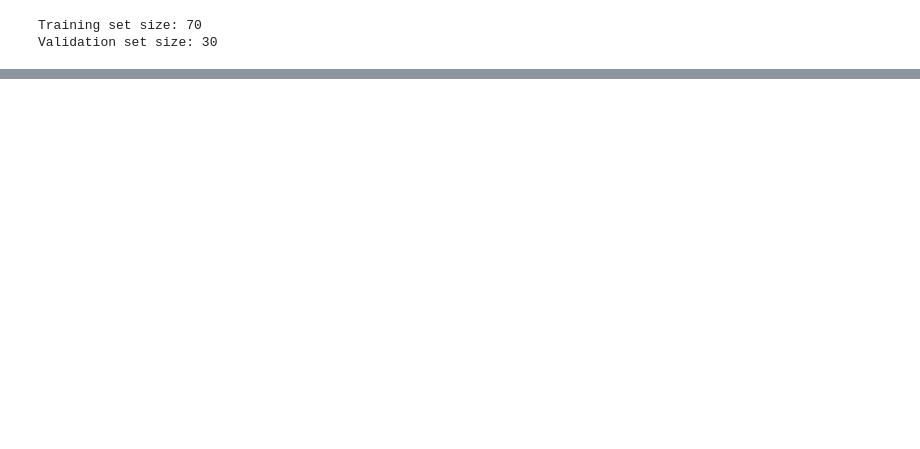
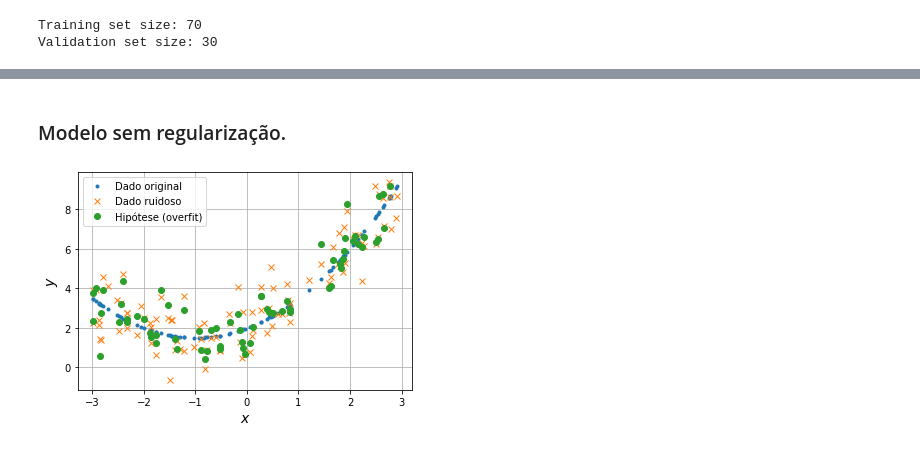
Before and after one commit to zz4fap/tp555-ml, a Jupyter notebook: exemplos/non-linear-regression/regularization/exemplo_early_stop.ipynb, the cells around one changed output, grey strips where cells are left out. Saved outputs shown, nothing was run; the diff lists cells and outputs as text; code cells hidden in the pictures; blank space fills up the shorter version.

```diff
--- a/exemplos/non-linear-regression/regularization/exemplo_early_stop.ipynb
+++ b/exemplos/non-linear-regression/regularization/exemplo_early_stop.ipynb
@@ -135,0 +152,34 @@ plt.show()
+# %% [markdown]
+### Modelo sem regularização.
+# %%
+# Instantiate a polynomial with the given degree.
+poly = PolynomialFeatures(degree=model_order, include_bias=True)
+# Instantiate a scaler that will standardize the features.
+scaler = StandardScaler()
+# Instantiate a Lasso regressor.
+reg = LinearRegression()
+# Create a pipeline of actions.
+model = Pipeline([
+    ("poly", poly),
+    ("scaler", scaler),
+    ("reg", reg),
+])
+
+model.fit(X_train, y_train.ravel())
+
+y_train_pred = model.predict(X_train)
+# %%
+# Plot original data versus noisy version.
+plt.plot(x, y, '.', label='Dado original')
+plt.plot(x, y_noisy, 'x', label='Dado ruidoso')
+plt.plot(X_train, y_train_pred, 'o', label='Hipótese (overfit)')
+plt.xlabel('$x$', fontsize=14)
+plt.ylabel('$y$', fontsize=14)
+plt.legend()
+plt.grid()
+#plt.savefig("early_stoppingv3.png", dpi=600)
+
+#Show the plot.
+plt.show()
+# %% [output]
+[figure, added]
```
Also changed, not shown: parts of 14 cells of this notebook, 4 other files.
